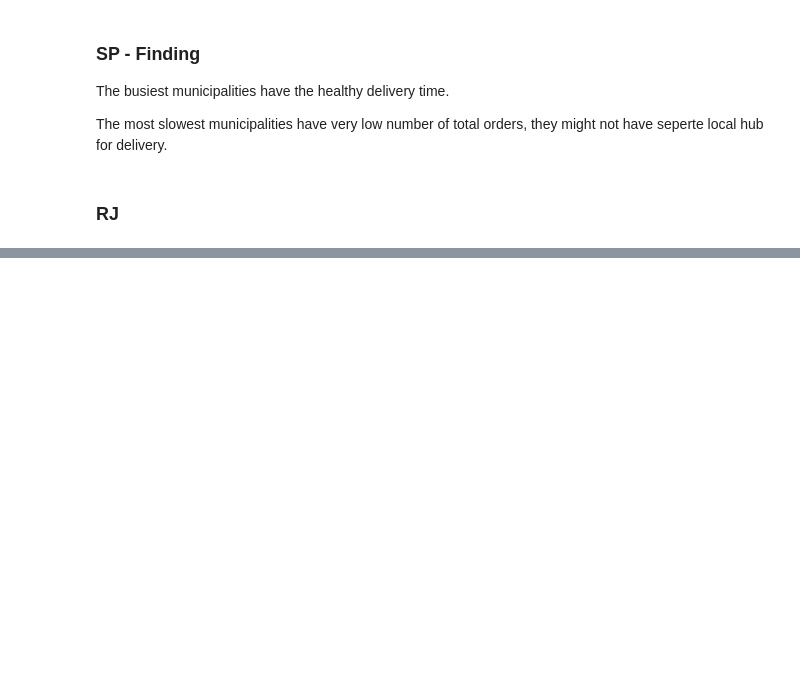
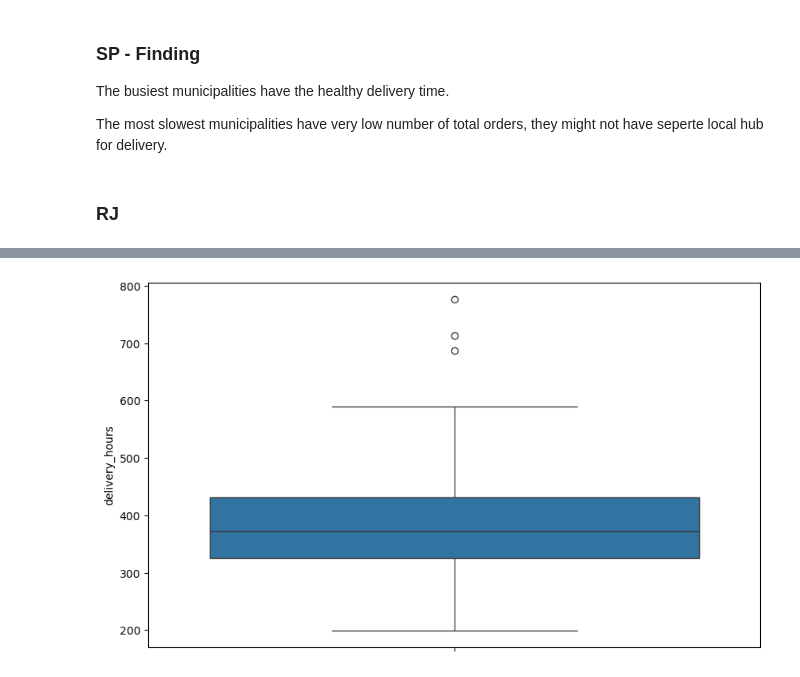
Before and after one commit to yunwe/olist-logistics-efficiency, a Jupyter notebook: notebooks/Municipalities.ipynb, the cells around one changed output, grey strips where cells are left out. Saved outputs shown, nothing was run; the diff lists cells and outputs as text; code cells hidden in the pictures; blank space fills up the shorter version.

```diff
--- a/notebooks/Municipalities.ipynb
+++ b/notebooks/Municipalities.ipynb
@@ -221,3 +234,6 @@ The busiest municipalities have the healthy delivery time.
 The most slowest municipalities have very low number of total orders, they might not have seperte local hub for delivery.
 # %% [markdown]
 ### RJ
+# %%
+rj = transform(df, 'RJ')
+rj.head()
@@ -223,0 +252,7 @@ The most slowest municipalities have very low number of total orders, they might
+# %%
+fig, ax = plt.subplots(figsize=(10, 6)) #
+
+sns.boxplot(y='delivery_hours', data=rj, ax = ax)
+plt.show()
+# %% [output]
+[figure, added]
```
Also changed, not shown: parts of 13 cells of this notebook.
